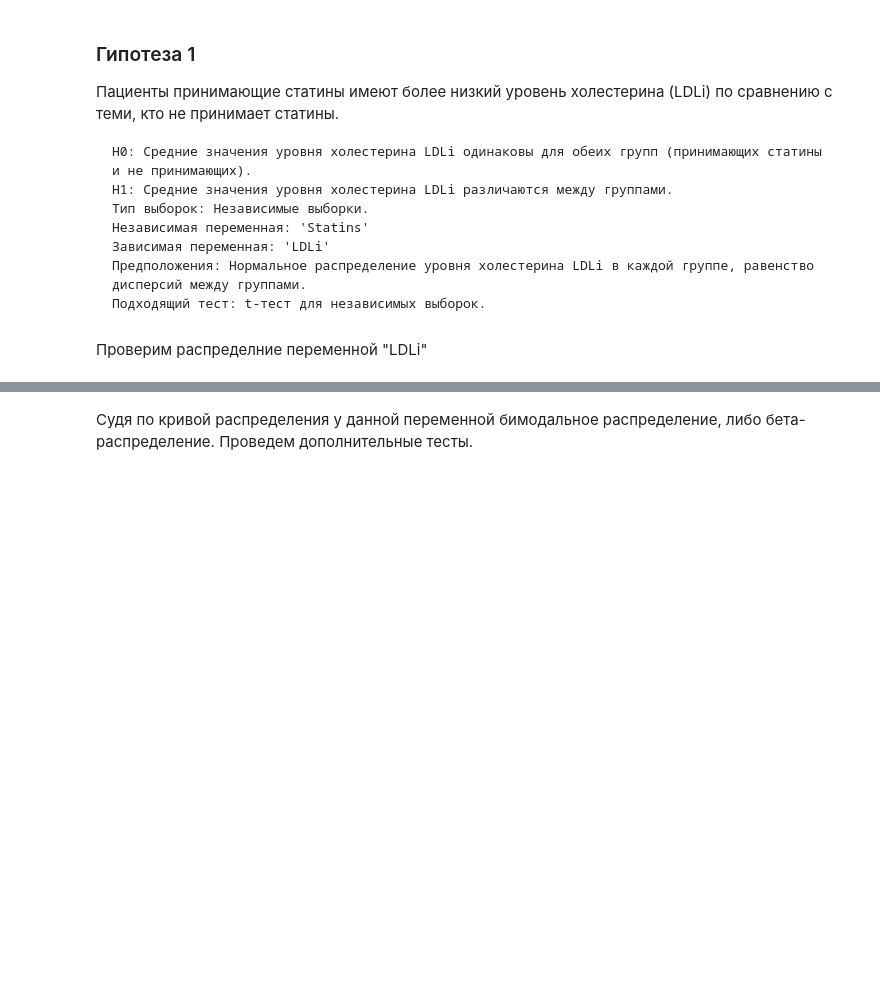
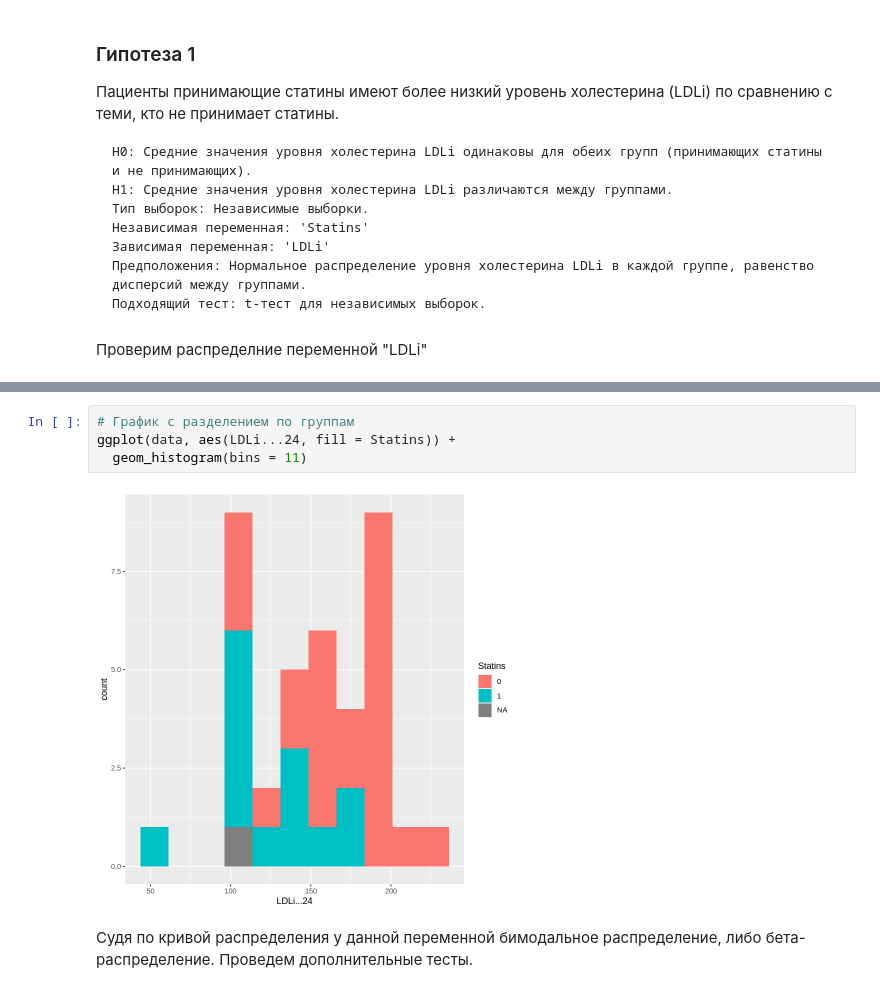
Before and after one commit to MikhailDemin/GB_DataScience-in-Med, a Jupyter notebook: 21_Applied_statistics_in_medicine/21_lesson_3_my_solution.ipynb, the cells around one changed output, grey strips where cells are left out. Drawn from its saved outputs; the diff is of its cells as text; blank space fills up the shorter version.

```diff
--- a/21_Applied_statistics_in_medicine/21_lesson_3_my_solution.ipynb
+++ b/21_Applied_statistics_in_medicine/21_lesson_3_my_solution.ipynb
@@ -162,6 +191,12 @@ ggplot(data, aes(x = LDLi...24)) +
          y = "Частота")
 # %% [output]
 [figure]
+# %%
+# График с разделением по группам
+ggplot(data, aes(LDLi...24, fill = Statins)) +
+  geom_histogram(bins = 11)
+# %% [output]
+[figure, added]
 # %% [markdown]
 Судя по кривой распределения у данной переменной бимодальное распределение, либо бета-распределение. Проведем дополнительные тесты.
 # %%
```
Also changed, not shown: parts of 20 cells of this notebook, 1 other file.
